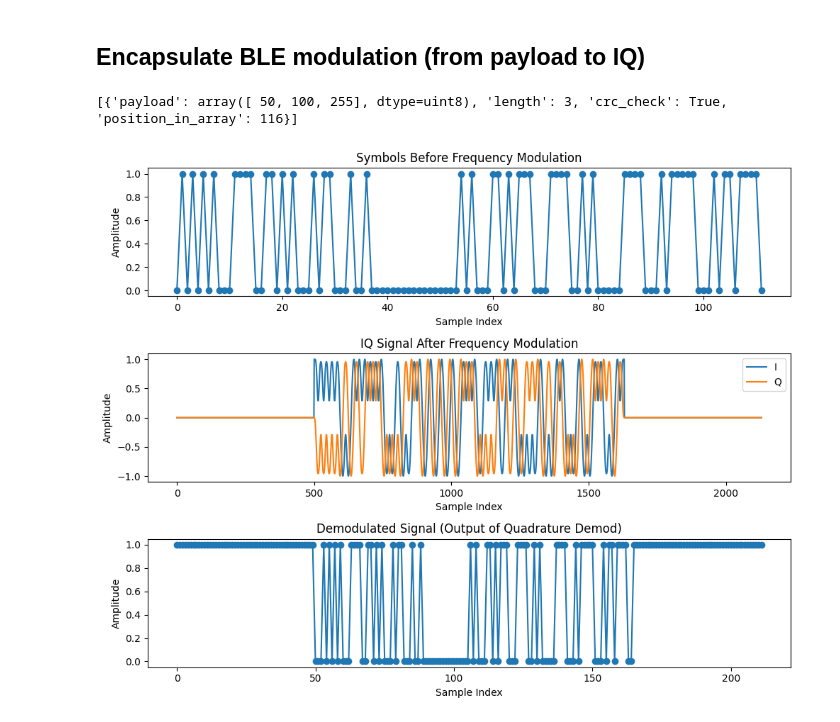
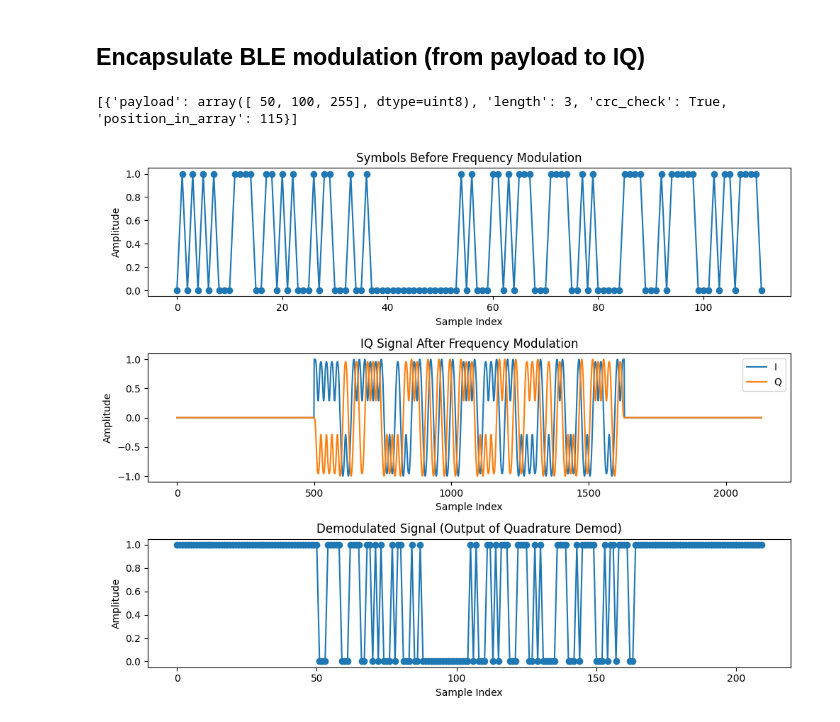
Before and after one commit to SDMote/SDR_projects, a Jupyter notebook: python_phy/jupyter_notebooks/ble_modulation_prototype.ipynb, the cells around one changed output. Saved outputs shown, nothing was run; the diff lists cells and outputs as text; code cells hidden in the pictures.

```diff
--- a/python_phy/jupyter_notebooks/ble_modulation_prototype.ipynb
+++ b/python_phy/jupyter_notebooks/ble_modulation_prototype.ipynb
@@ -135,22 +135,23 @@ plot_fsk_signals(pulse_shaped_symbols, frequency_modulated, comparison_fm_demod)
 ## Encapsulate BLE modulation (from payload to IQ)
 # %%
 ble_class_payload = np.array([50, 100, 255], dtype=np.uint8)
+ble_transmission_rate = 1e6
 
-ble_transmitter = TransmitterBLE(fs=fs)
+ble_transmitter = TransmitterBLE(fs=fs, transmission_rate=ble_transmission_rate)
 ble_class_bits = ble_transmitter.process_phy_payload(ble_class_payload)
 ble_class_modulated = ble_transmitter.modulate(ble_class_bits, zero_padding=500)
 
-ble_receiver = ReceiverBLE(fs=fs)
+ble_receiver = ReceiverBLE(fs=fs, transmission_rate=ble_transmission_rate)
 ble_received_bit_samples = ble_receiver.demodulate(ble_class_modulated)
 ble_received_packet = ble_receiver.process_phy_packet(ble_received_bit_samples)
 print(ble_received_packet)
 
 # Titles don't make sense in this case, too lazy to parametrise a plot function that I'll be just using here
 plot_fsk_signals(
     ble_class_bits,
     ble_class_modulated,
     ble_received_bit_samples,
 )
 # %% [output]
-[{'payload': array([ 50, 100, 255], dtype=uint8), 'length': 3, 'crc_check': True, 'position_in_array': 116}]
+[{'payload': array([ 50, 100, 255], dtype=uint8), 'length': 3, 'crc_check': True, 'position_in_array': 115}]
-[figure, old version]
+[figure, new version]
```
Also changed, not shown: 3 other files.
